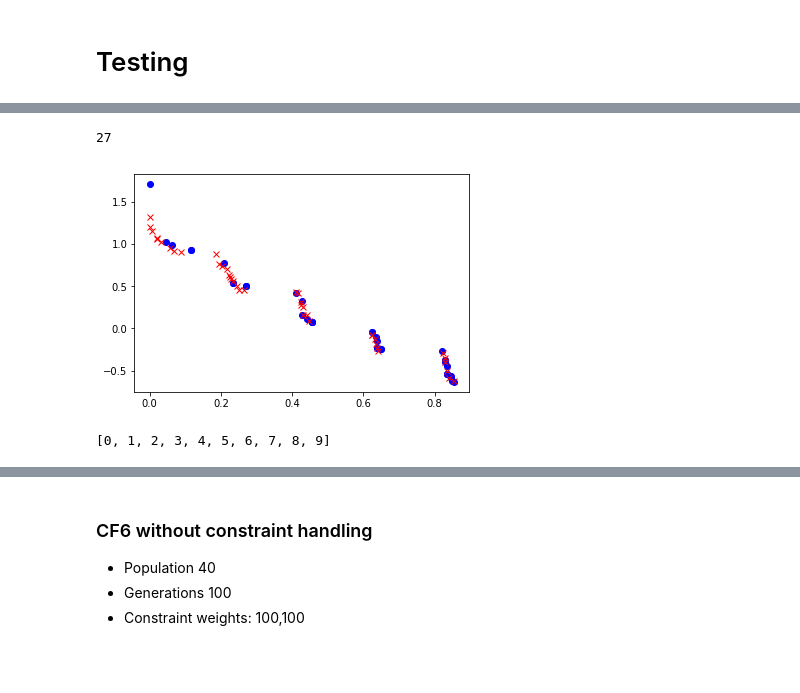
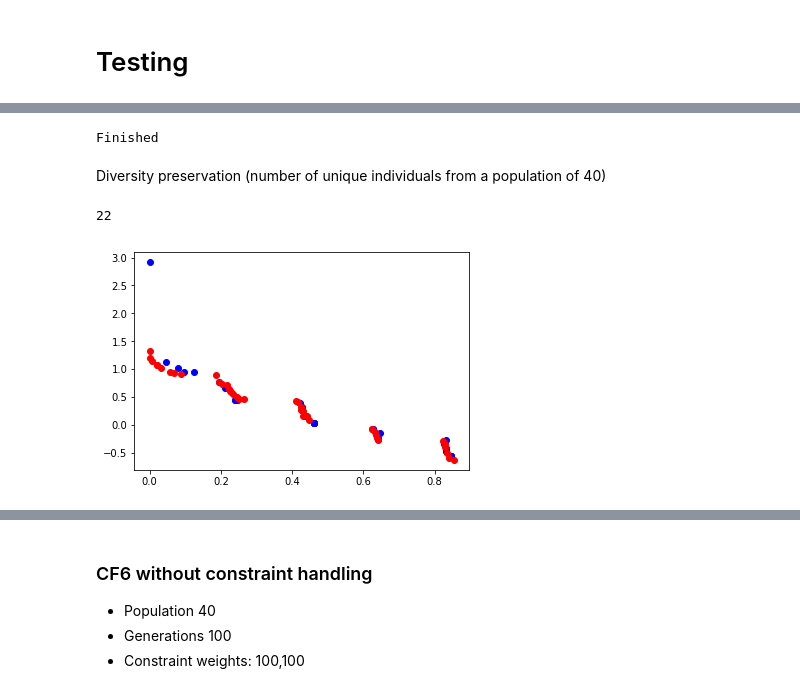
Before and after one commit to STarrio/MOEC-ASC, a Jupyter notebook: Tests.ipynb, the cells around one changed output, grey strips where cells are left out. Saved outputs shown, nothing was run; the diff lists cells and outputs as text; code cells hidden in the pictures; blank space fills up the shorter version.

```diff
--- a/Tests.ipynb
+++ b/Tests.ipynb
@@ -20,11 +22,15 @@ Generations: 100
 # %%
-moec = a1.MOEC(40,100,30,0.5,0.7,20)
+moec = a1.MOEC(40,100,10,0.5,0.5,20,"zdt3_p40_g100.out")
 # %%
 frente = moec.run()
+# %% [output]
+Finished
+# %% [markdown]
+Diversity preservation (number of unique individuals from a population of 40)
 # %%
 len(np.unique(frente, axis=0))
 # %% [output]
-27
+22
 # %%
 res_1 = np.array([zdt.func(c)[0] for c in frente])
 res_2 = np.array([zdt.func(c)[1] for c in frente])
@@ -32,11 +38,7 @@ res_2 = np.array([zdt.func(c)[1] for c in frente])
 nsga_x,nsga_y = p.read_plotout("NSGAII_outs/plot_zdt3_1.out")
 # %%
 plt.plot(res_1,res_2,'bo')
-plt.plot(nsga_x,nsga_y,'rx')
+plt.plot(nsga_x,nsga_y,'ro')
 plt.show()
 # %% [output]
-[figure, old version]
+[figure, new version]
-# %%
-moec.neighbours[0]
-# %% [output]
-[0, 1, 2, 3, 4, 5, 6, 7, 8, 9]
```
Also changed, not shown: parts of 17 cells of this notebook, 14 other files.
